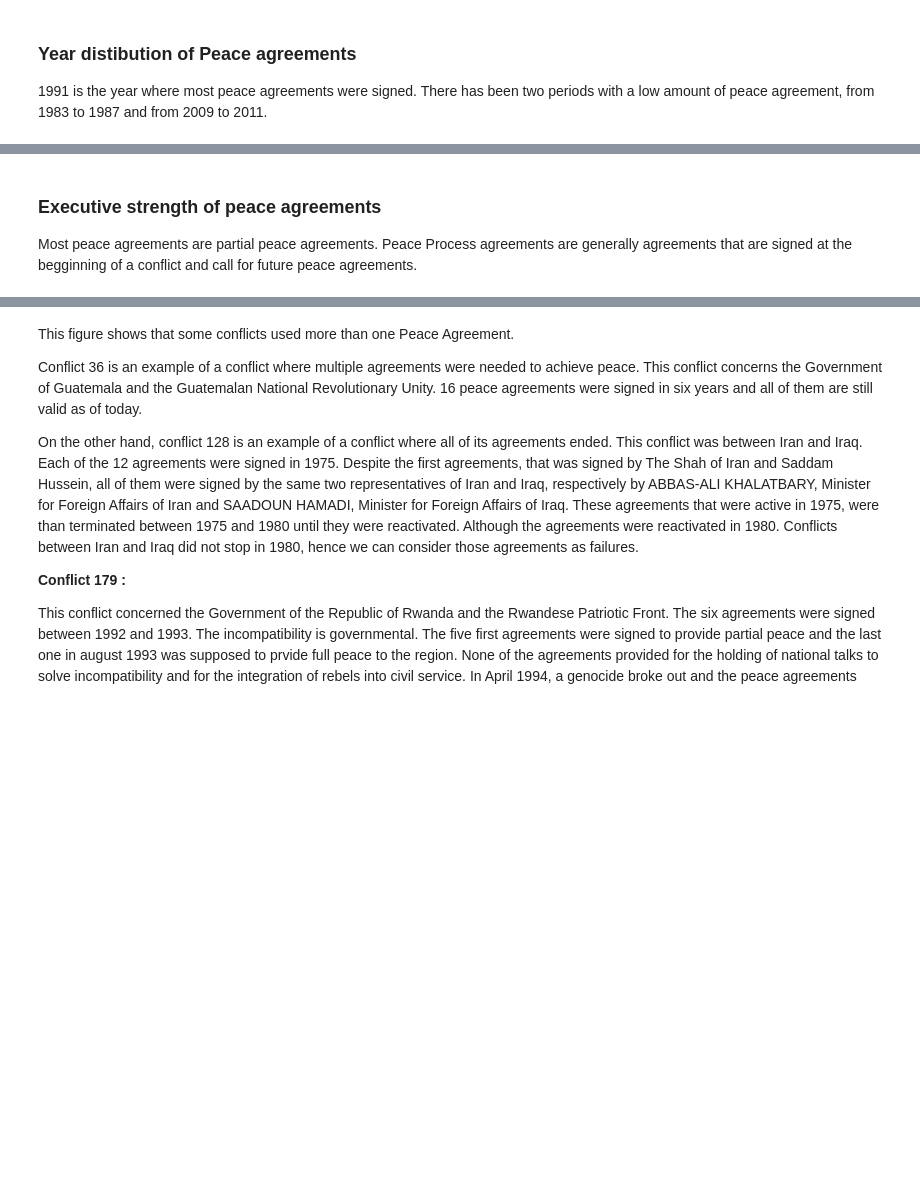
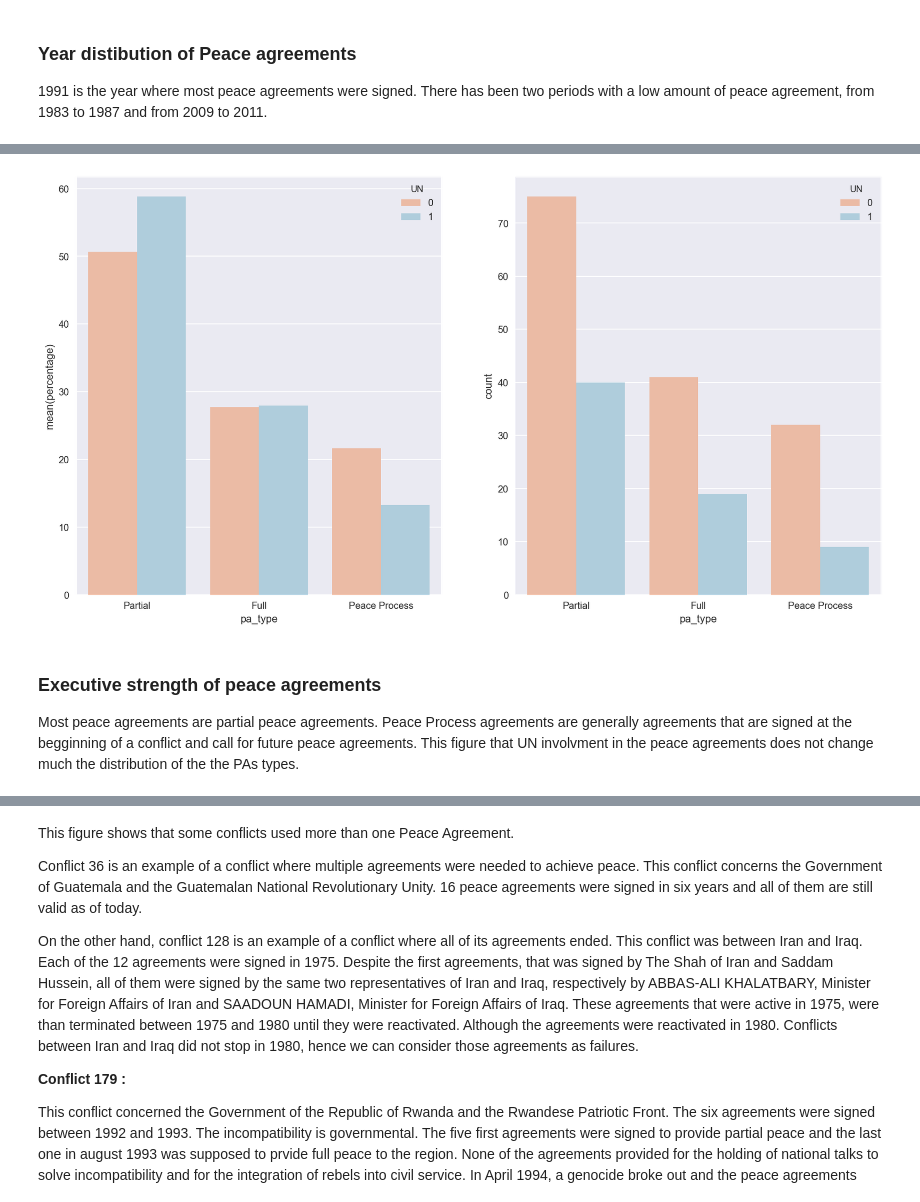
Before and after one commit to rbsteinm/AppliedDataAnalysis, a Jupyter notebook: project/notebook for story.ipynb, the cells around one changed output, grey strips where cells are left out. Cells and saved outputs as stored; diff of their text form; code cells hidden in the pictures; blank space fills up the shorter version.

```diff
--- a/project/notebook for story.ipynb
+++ b/project/notebook for story.ipynb
@@ -194,6 +224,10 @@ sns.countplot(x='pa_type', data=pa, palette=sns.cubehelix_palette(800, start=2,
+# %%
+percent_categorical('pa_type' , df=pa , grouper = 'UN' , order = pa.pa_type.value_counts().index);
+# %% [output]
+[figure, added]
 # %% [markdown]
 ### Executive strength of peace agreements
-Most peace agreements are partial peace agreements. Peace Process agreements are generally agreements that are signed at the begginning of a conflict and call for future peace agreements.
+Most peace agreements are partial peace agreements. Peace Process agreements are generally agreements that are signed at the begginning of a conflict and call for future peace agreements. This figure that UN involvment in the peace agreements does not change much the distribution of the the PAs types.
 # %%
 plt.figure(figsize=(20,10))
 sns.countplot(x='CID', data= pa, hue='ended', order=pa.CID.value_counts().index)
```
Also changed, not shown: parts of 12 cells of this notebook.
